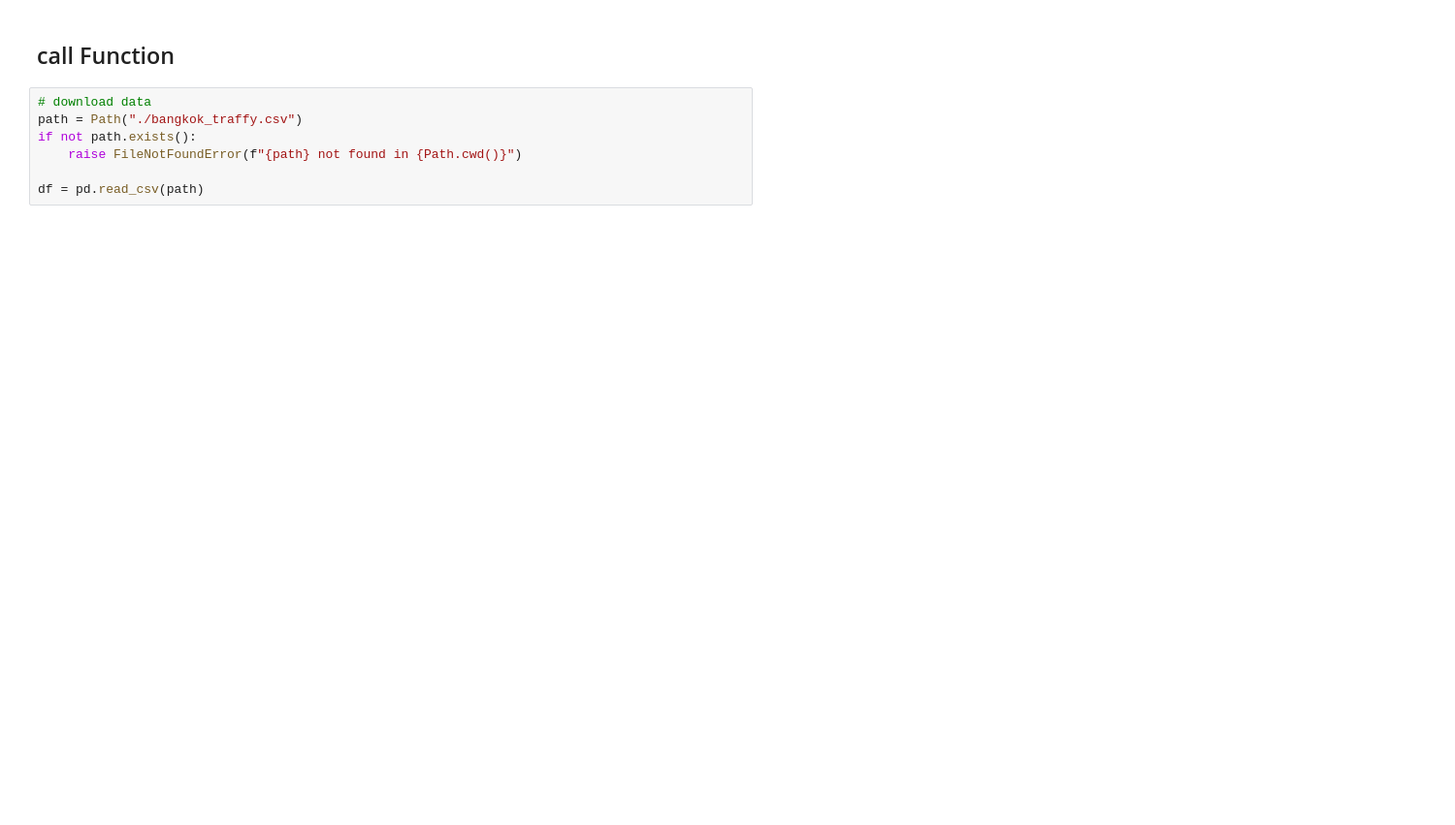
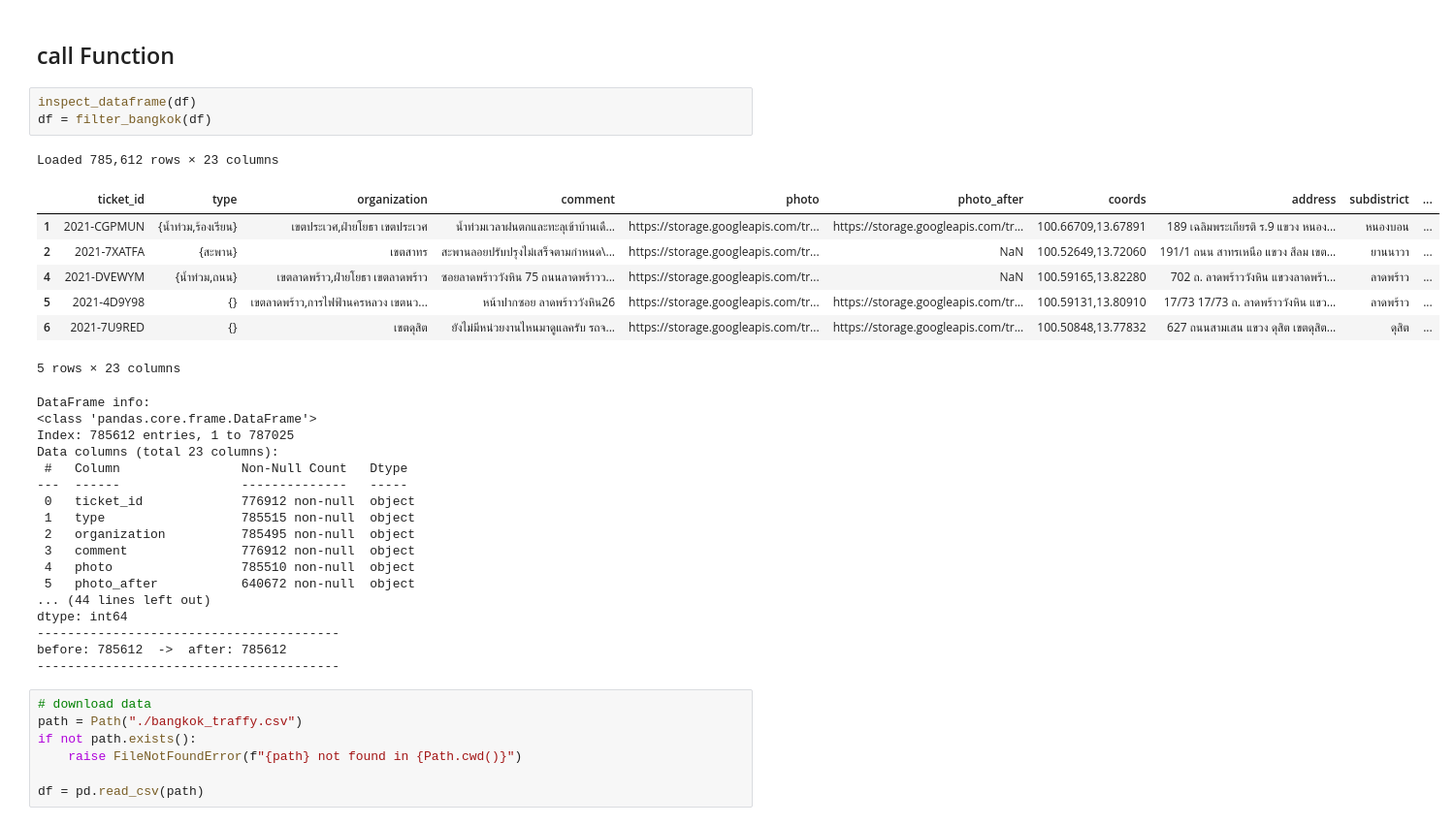
Before and after one commit to ParinthornThammarux/2110403-DSDE-M150-Lover, a Jupyter notebook: clean_data.ipynb, the cells around one changed output. Shown at 97% size. Cells and saved outputs as stored; diff of their text form; blank space fills up the shorter version.

```diff
--- a/clean_data.ipynb
+++ b/clean_data.ipynb
@@ -93,5 +160,34 @@ def drop_columns(df, cols, inplace=False, ignore_missing=False):
 # %% [markdown]
 ## call Function
+# %%
+inspect_dataframe(df)
+df = filter_bangkok(df)
+# %% [output]
+Loaded 785,612 rows × 23 columns
+|  | ticket_id | type | organization | comment | photo | photo_after | coords | address | subdistrict | ... |
+| 1 | 2021-CGPMUN | {น้ำท่วม,ร้องเรียน} | เขตประเวศ,ฝ่ายโยธา เขตประเวศ | น้ำท่วมเวลาฝนตกและทะลุเข้าบ้านเดื... | https://storage.googleapis.com/tr... | https://storage.googleapis.com/tr... | 100.66709,13.67891 | 189 เฉลิมพระเกียรติ ร.9 แขวง หนอง... | หนองบอน | ... |
+| 2 | 2021-7XATFA | {สะพาน} | เขตสาทร | สะพานลอยปรับปรุงไม่เสร็จตามกำหนด\... | https://storage.googleapis.com/tr... | NaN | 100.52649,13.72060 | 191/1 ถนน สาทรเหนือ แขวง สีลม เขต... | ยานนาวา | ... |
+| 4 | 2021-DVEWYM | {น้ำท่วม,ถนน} | เขตลาดพร้าว,ฝ่ายโยธา เขตลาดพร้าว | ซอยลาดพร้าววังหิน 75 ถนนลาดพร้าวว... | https://storage.googleapis.com/tr... | NaN | 100.59165,13.82280 | 702 ถ. ลาดพร้าววังหิน แขวงลาดพร้า... | ลาดพร้าว | ... |
+| 5 | 2021-4D9Y98 | {} | เขตลาดพร้าว,การไฟฟ้านครหลวง เขตนว... | หน้าปากซอย ลาดพร้าววังหิน26 | https://storage.googleapis.com/tr... | https://storage.googleapis.com/tr... | 100.59131,13.80910 | 17/73 17/73 ถ. ลาดพร้าววังหิน แขว... | ลาดพร้าว | ... |
+| 6 | 2021-7U9RED | {} | เขตดุสิต | ยังไม่มีหน่วยงานไหนมาดูแลครับ รถจ... | https://storage.googleapis.com/tr... | https://storage.googleapis.com/tr... | 100.50848,13.77832 | 627 ถนนสามเสน แขวง ดุสิต เขตดุสิต... | ดุสิต | ... |
+5 rows × 23 columns
+DataFrame info:
+<class 'pandas.core.frame.DataFrame'>
+Index: 785612 entries, 1 to 787025
+Data columns (total 23 columns):
+ #   Column                Non-Null Count   Dtype
+---  ------                --------------   -----
+ 0   ticket_id             776912 non-null  object
+ 1   type                  785515 non-null  object
+ 2   organization          785495 non-null  object
+ 3   comment               776912 non-null  object
+ 4   photo                 785510 non-null  object
+ 5   photo_after           640672 non-null  object
+... (44 lines left out)
+dtype: int64
+----------------------------------------
+before: 785612  ->  after: 785612
+----------------------------------------
 # %%
 # download data
 path = Path("./bangkok_traffy.csv")
```
Also changed, not shown: parts of 7 cells of this notebook.
